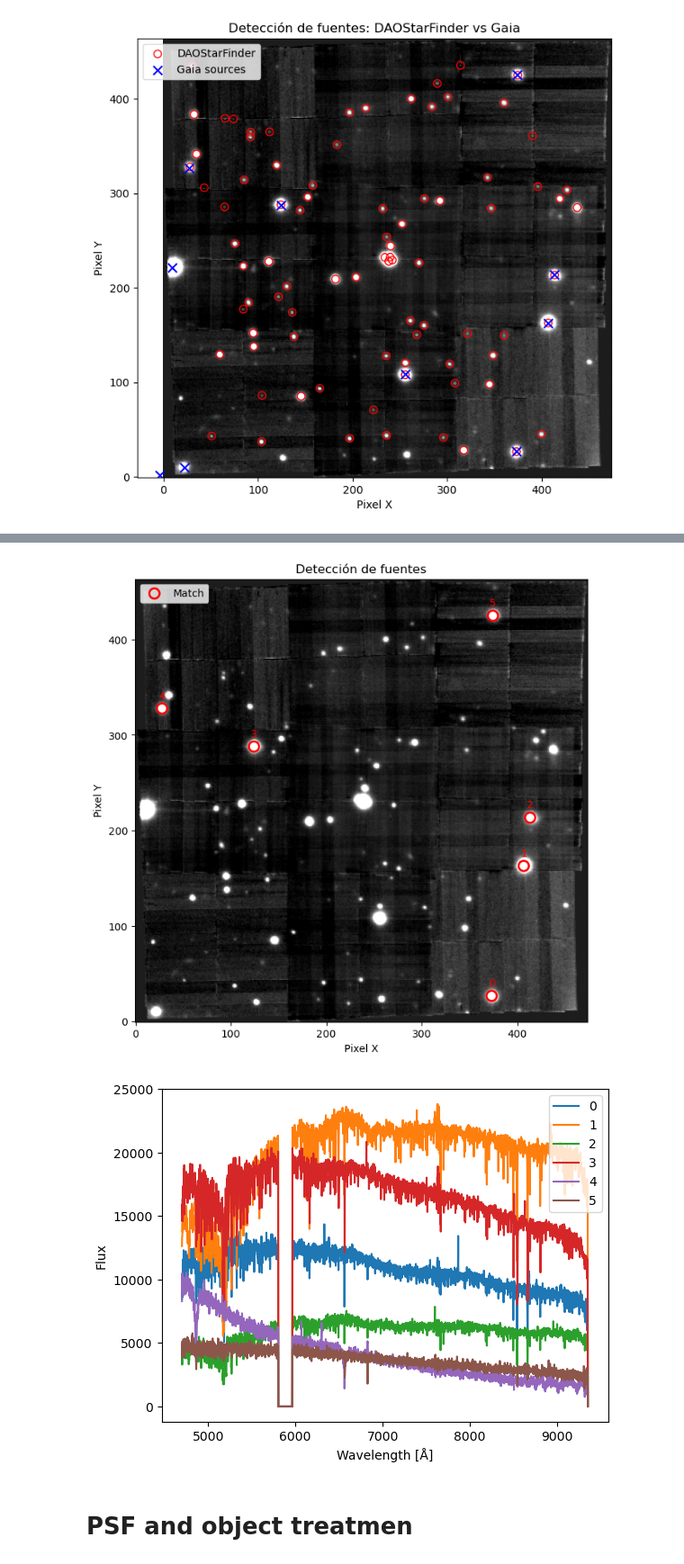
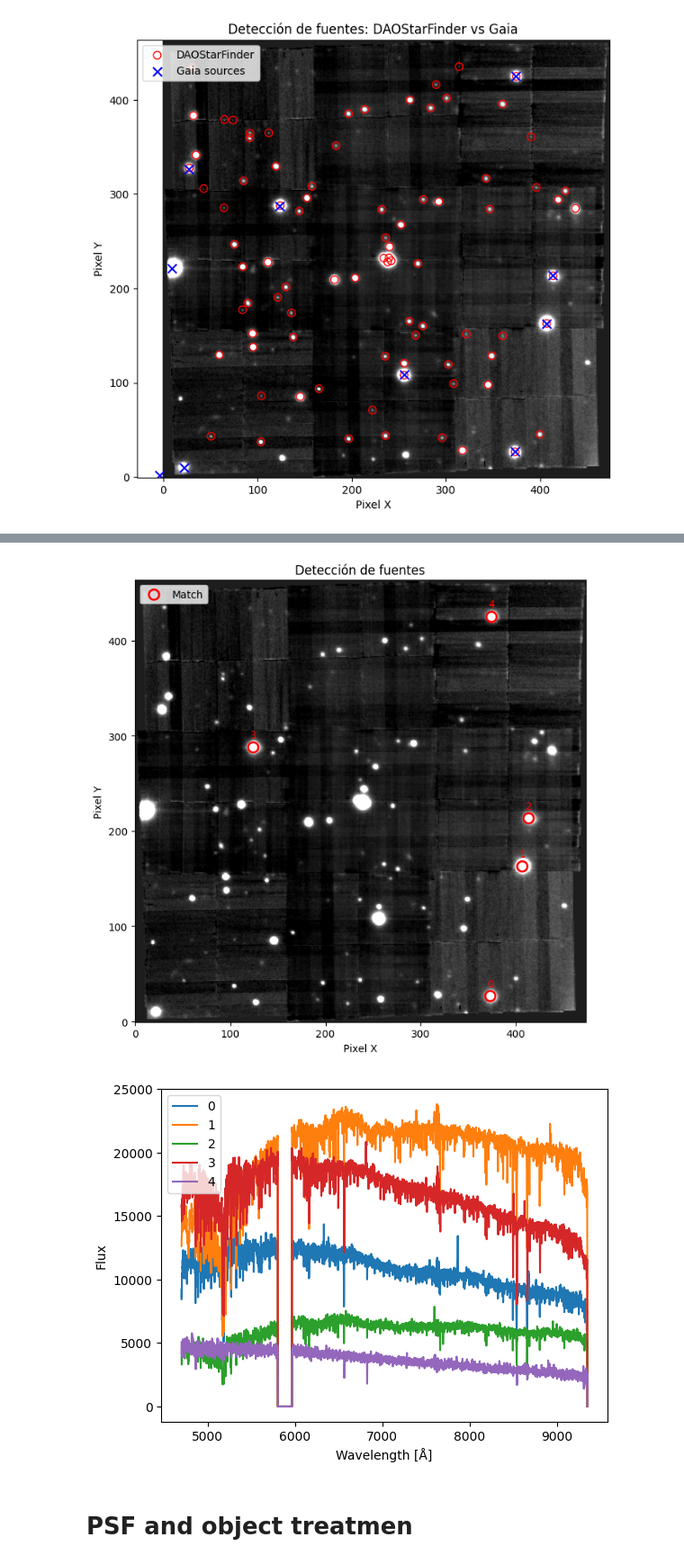
Before and after one commit to Drack4k/PSF_Len_QSO_Analysis, a Jupyter notebook: PSF_PlusUltra_repo_v2.ipynb, the cells around one changed output, grey strips where cells are left out. Shown at 90% size. Cells and saved outputs as stored; diff of their text form; code cells hidden in the pictures.

```diff
--- a/PSF_PlusUltra_repo_v2.ipynb
+++ b/PSF_PlusUltra_repo_v2.ipynb
@@ -32,7 +32,7 @@ from astroquery.gaia import Gaia  # Consulta del catálogo Gaia usando ADQL
 # %%
 # --- Configuración inicial ---
 # Directorios
-DIR = '/home/dcorrea/Escritorio/lens_QSO_inv/PSJ1606/'
+DIR = ''
 OUTPUT_DIR = DIR + 'output/'
 
 # Nombre del archivo fuente
@@ -198,7 +198,7 @@ tree_all = cKDTree(positions)
 distances, _ = tree_all.query(matched_positions, k=2)  # para cada matched, obtener vecino más cercano
 nearest_neighbor_dist = distances[:, 1]
 
-min_sep_pixels = 15  # umbral en píxeles para considerar que una estrella está contaminada
+min_sep_pixels = 20  # umbral en píxeles para considerar que una estrella está contaminada
 isolated_mask = nearest_neighbor_dist > min_sep_pixels
 
 matched_positions_nocont = matched_positions[isolated_mask]
@@ -275,5 +273,5 @@ Number of clean matches: 6
-[figure, old version]
+[figure, new version]
-[figure, old version]
+[figure, new version]
 # %% [markdown]
 # PSF and object treatmen
 # %% [markdown]
```
Also changed, not shown: parts of 10 cells of this notebook.
